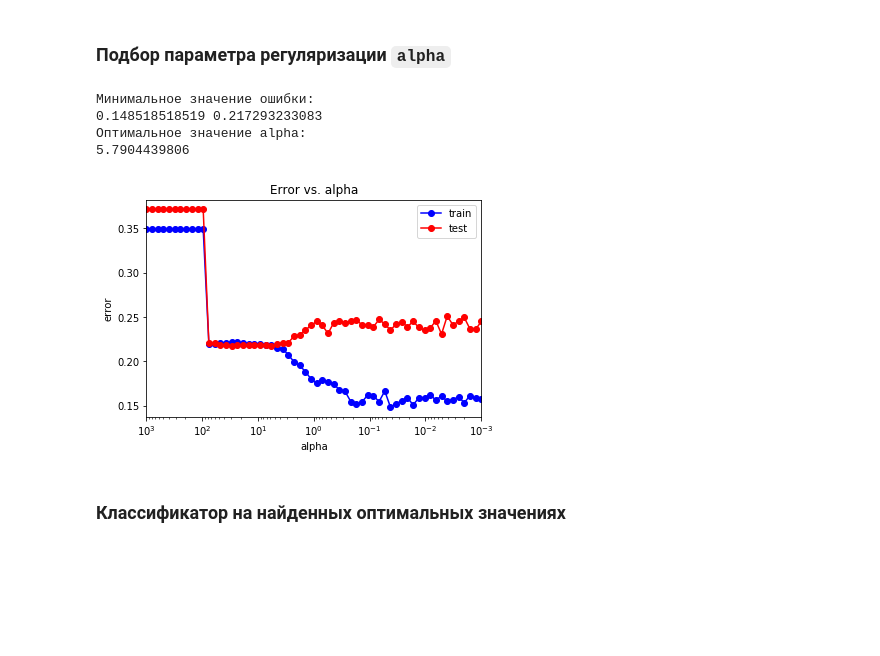
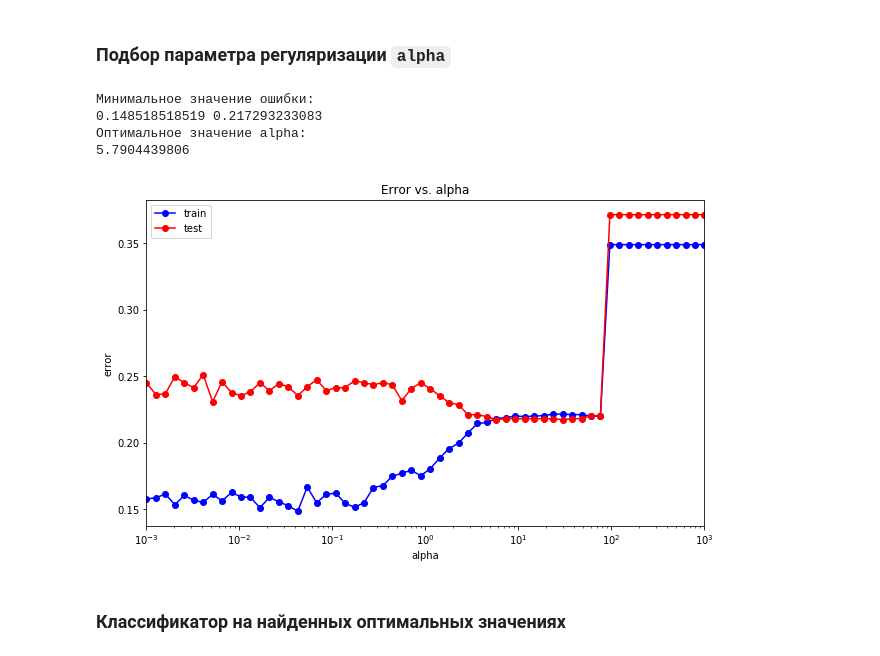
Before and after one commit to cetygamer/MachineLearning, a Jupyter notebook: Task 1/Task 1 - Default of Credit Card Clients.ipynb, the cells around one changed output. Drawn from its saved outputs; the diff is of its cells as text; code cells hidden in the pictures; blank space fills up the shorter version.

```diff
--- a/Task 1/Task 1 - Default of Credit Card Clients.ipynb
+++ b/Task 1/Task 1 - Default of Credit Card Clients.ipynb
@@ -487,35 +489,36 @@ for alpha in alpha_arr:
     mlp_model = MLPClassifier(alpha = alpha, hidden_layer_sizes = hidden_layer_sizes_opt,
                               solver = 'lbfgs', activation = 'logistic', random_state = 24)
     mlp_model.fit(X_train, y_train)
 
     y_train_pred = mlp_model.predict(X_train)
     y_test_pred = mlp_model.predict(X_test)
     train_err.append(np.mean(y_train != y_train_pred))
     test_err.append(np.mean(y_test != y_test_pred))
 
 print("Минимальное значение ошибки:")
 min_train_err = np.min(train_err)
 min_test_err = np.min(test_err)
 print(min_train_err, min_test_err)
 
 print("Оптимальное значение alpha:")
 alpha_opt = alpha_arr[test_err == min_test_err][0]
 print(alpha_opt)
 
+plt.figure(figsize = (10, 6))
 plt.semilogx(alpha_arr, train_err, 'b-o', label = 'train')
 plt.semilogx(alpha_arr, test_err, 'r-o', label = 'test')
-plt.xlim([np.max(alpha_arr), np.min(alpha_arr)])
+plt.xlim([np.min(alpha_arr), np.max(alpha_arr)])
 plt.title('Error vs. alpha')
 plt.xlabel('alpha')
 plt.ylabel('error')
 plt.legend()
 pass
 # %% [output]
 Минимальное значение ошибки:
 0.148518518519 0.217293233083
 Оптимальное значение alpha:
 5.7904439806
-[figure, old version]
+[figure, new version]
 # %% [markdown]
 ### Классификатор на найденных оптимальных значениях
 # %%
```
Also changed, not shown: parts of 25 cells of this notebook.
